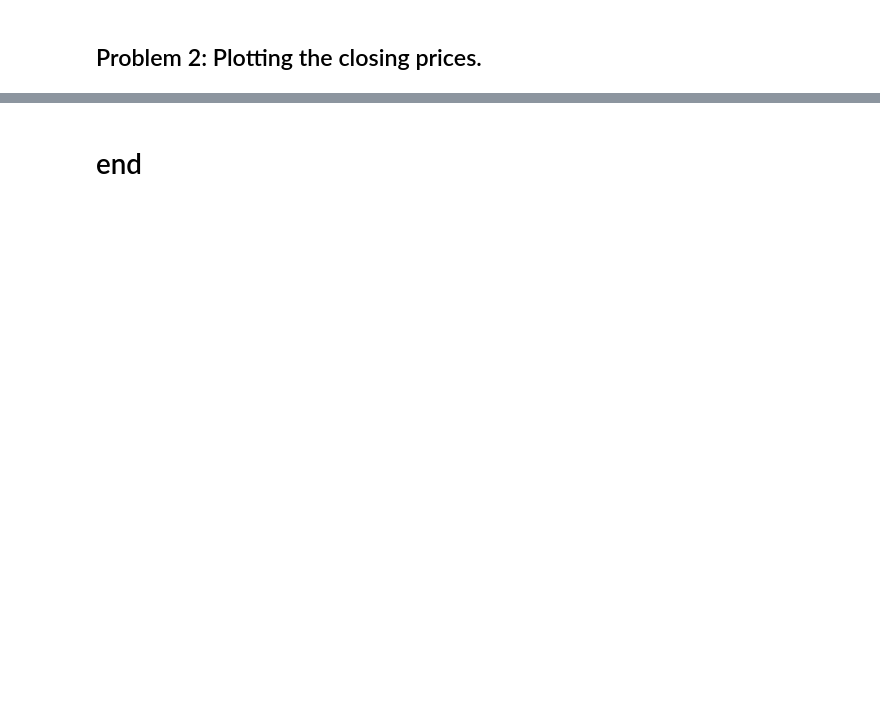
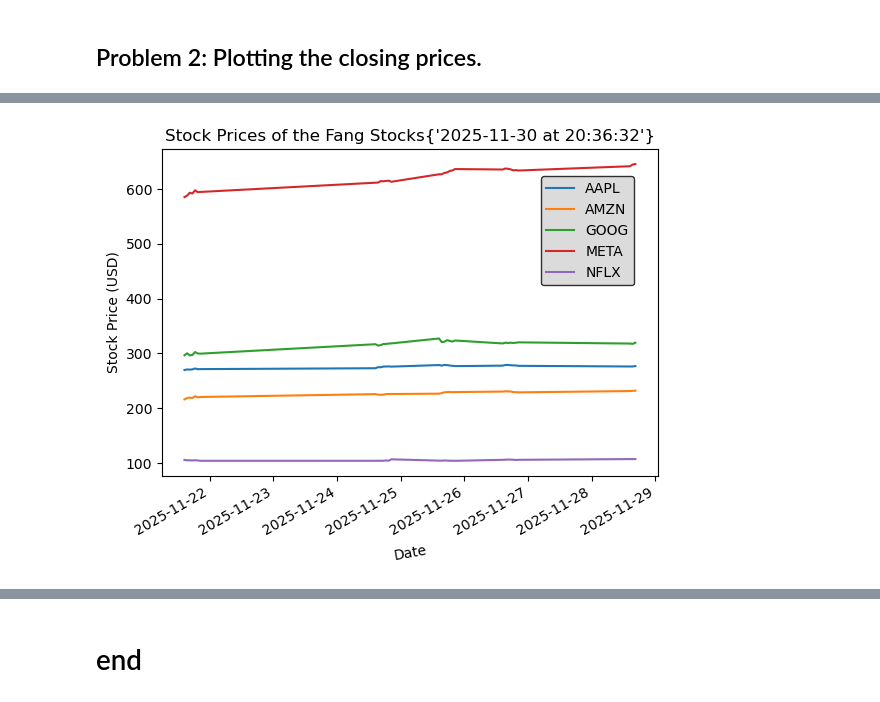
Before and after one commit to callagg2/computer_infrastructure, a Jupyter notebook: assignment/problems.ipynb, the cells around one changed output, grey strips where cells are left out. Saved outputs shown, nothing was run; the diff lists cells and outputs as text; code cells hidden in the pictures; blank space fills up the shorter version.

Commit message:
added functions to the notebook

```diff
--- a/assignment/problems.ipynb
+++ b/assignment/problems.ipynb
@@ -225,13 +108,96 @@ None
 # %% [markdown]
 ## Problem 2: Plotting the closing prices.
 # %%
-FILENAME = now.strftime('%Y%m%d-%H%M%S')+'.csv'
-DATADIR = "../data/"
-FULLPATH = DATADIR + FILENAME
+def plot_data():
+    """Function to read in the latest csv file from the data directory into a pandas dataframe with multi-level columns,
+    and then plot the closing prices for each of the five stocks."""
 
-fp = pd.read_csv(FULLPATH)
-new_column_names = ["Date","Apple","Amazon","Google","Meta","Netflix"]
-fp.columns = new_column_names
-fp.set_index('Date', inplace=True)
-print(f"{fp}")
+    # For convenience, I want to asign a variable the path and filename so i can reference it below
+    # The folder containing the csv files is ../data/
+    DATADIR = "../data/"
+
+    # listing files in the data folder
+    data_files = os.listdir(DATADIR)
+
+    # sort the list of files in chronological order, latest first
+    data_files.sort(reverse=True)
+
+    # the latest file will be the first in the sorted list
+    FILENAME = data_files[0]
+
+    # the directory and filename concatenated is then the fullpath
+    FULLPATH = DATADIR + FILENAME
+
+    # When reading in the csv file with multi-level columns, I need to specify header=[0,1]
+    # to indicate that the first two rows are headers (Close, Open, etc on first row and then stock tickers on the second line)
+    # I also want to specify index_col=0 to indicate that the first column is the index (dates)
+    # more on this can be found here: https://pandas.pydata.org/docs/reference/api/pandas.read_csv.html
+    df= pd.read_csv(FULLPATH, header=[0,1], index_col=0, parse_dates=True)
+
+    # show the first few rows of the dataframe
+    #print(f"{df.head()}")
+
+    #print(f"{df.index}")
+    # I want to confirm that the date column is the index of the dataframe
+    # and more importantly that it is in datetime format.
+    # It should be because when inporting the CSV file to the dataframe, I specified parse_dates=True
+
+    # Create new figure and axis objects
+    fig, ax = plt.subplots()
+
+    # As covered in lecture 28-all-closing-plots.mkv, I can plot multiple columns of a dataframe directly
+    # The first set of square brackets after the dataframe name indicates I am selecting columns
+    # The second set of square brackets indicates I am passing in "a list" of the column names I want to plot
+    # I could do it like this:
+    # df[[("Apple"), ("Amazon"), ("Google"), ("Meta"), ("Netflix")]].plot()
+
+    # but to avoid hardcoding the column names, I will use the word "Close" and Pandas will show the list of column names continaining that word
+    # as all my columns are closing prices, this will get all the columns
+
+    df['Close'].plot(ax=ax)
+    plt.xlabel("Date",rotation=10)
+    plt.ylabel("Stock Price (USD)")
+
+    # I want to add the current date and time to the title of my plot
+    now = dt.datetime.now()
+    title = "Stock Prices of the Fang Stocks" + str({now.strftime('%Y-%m-%d at %H:%M:%S')})
+    plt.title(title)
+
+    # I wanted to format the legend to be outside the plot area on the right hand side,
+    # but when i did that, part of the legend was being cut off when I saved the figure as a png file.
+    # So, I decided to place the legend inside the plot area at the top right corner
+    plt.legend(ncol=1,loc='center left', bbox_to_anchor=(0.75, 0.75),fontsize=10, frameon=True, edgecolor='black', facecolor='lightgray',columnspacing=1.5)
+
+    #plt.show()
+
+    # The two dots .. mean go up one level from the current directory
+    # and then the forward slash / means go down into the plots directory
+    directory_path = "../plots"
+
+    # from Gemini AI, I will create the directory if it doesn't exist
+    try:
+        os.mkdir(directory_path)
+        print(f"Directory '{directory_path}' created successfully one level up.")
+    except FileExistsError:
+        print(f"Directory '{directory_path}' already exists.")
+    except OSError as e:
+        print(f"Error creating directory: {e}")
+
+    # For convenience, I want to asign a variable the path and filename so i can reference it below
+    filename = (directory_path) + "/" + now.strftime('%Y%m%d-%H%M%S') + "_stock_prices_of_the_fangs_stocks" + ".png"
+
+    # Just to confirm the path and filename look okay when concatenated
+    # print(f"{filename}")
+
+    # Now to save the chart to that file.
+    # More on savefig function can be found here https://matplotlib.org/stable/api/_as_gen/matplotlib.pyplot.savefig.html
+    # Previously I had used plt.savefig(filename) but it was showing a blank plot, so I changed to fig.savefig(filename)
+    # I created the figure and axis objects using fig, ax = plt.subplots() above to allow me to use fig.savefig() here.
+
+    # Also, according to https://stackoverflow.com/questions/39870642/how-to-plot-a-higher-resolution-graph,
+    # it is recommended to use a dpi of 300 for high resolution images
+    fig.savefig(filename, dpi=300)
+
+# I'm going to call my function to import the data from the latest csv and saves the plots to a plots folder
+plot_data()
 # %% [output]
@@ -254,0 +205 @@ Date
+[figure, added]
```
Also changed, not shown: parts of 11 cells of this notebook, 25 other files.
